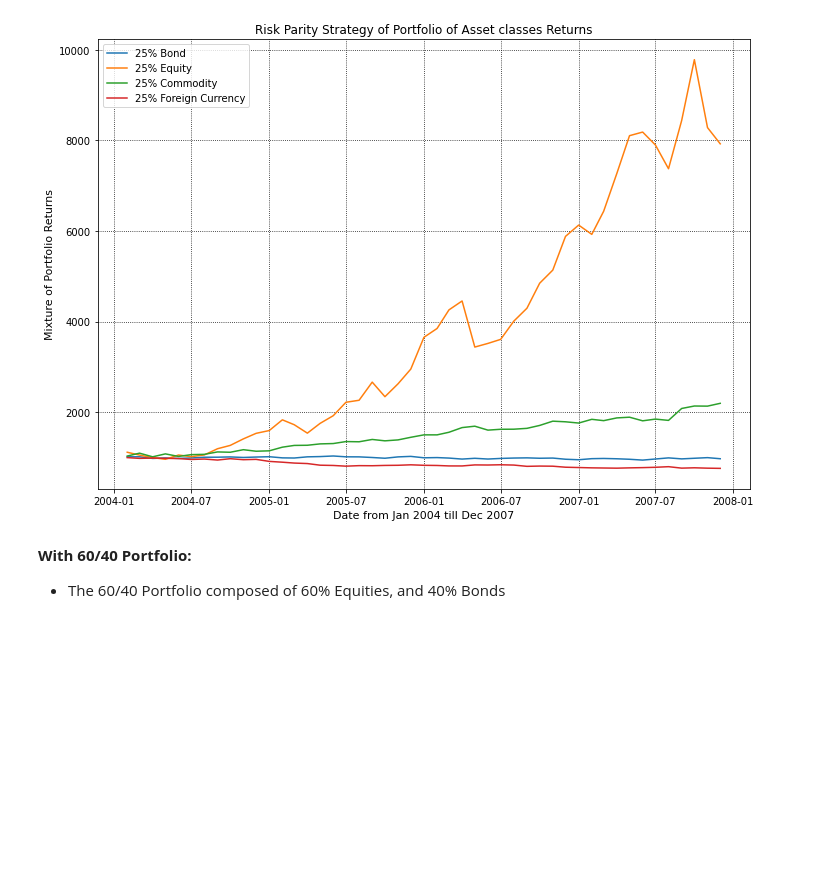
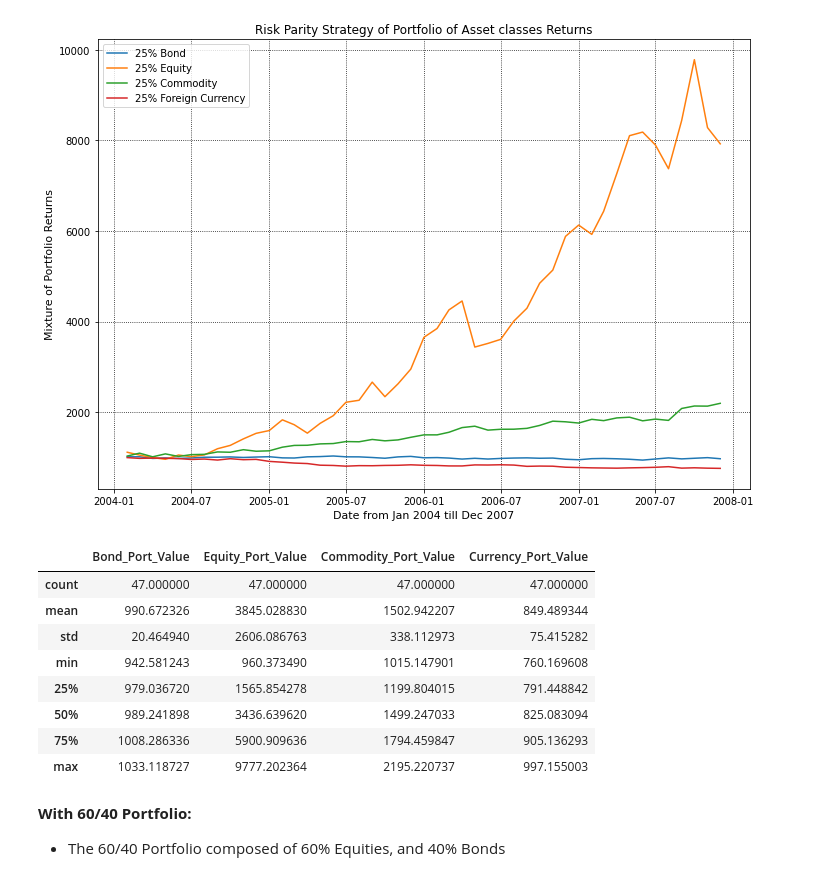
Before and after one commit to sherif603/Parity-Risk-Strategies, a Jupyter notebook: 2021_03_19_RP_2004_2007.ipynb, the cells around one changed output. Cells and saved outputs as stored; diff of their text form; code cells hidden in the pictures; blank space fills up the shorter version.

```diff
--- a/2021_03_19_RP_2004_2007.ipynb
+++ b/2021_03_19_RP_2004_2007.ipynb
@@ -2068,6 +2082,20 @@ plt.grid(True, color='k', linestyle=':')
 plt.legend(loc=2);
 # %% [output]
 [figure]
+# %%
+# Use pandas.DataFrame.describe() method to generate descriptive statistics,such as count, arithmetic mean, standard deviation
+# minimum value, maximum value, and percentile
+Risk_Parity_Strategy_2004_2007[['Bond_Port_Value','Equity_Port_Value','Commodity_Port_Value','Currency_Port_Value']].describe()
+# %% [output]
+|  | Bond_Port_Value | Equity_Port_Value | Commodity_Port_Value | Currency_Port_Value |
+| count | 47.000000 | 47.000000 | 47.000000 | 47.000000 |
+| mean | 990.672326 | 3845.028830 | 1502.942207 | 849.489344 |
+| std | 20.464940 | 2606.086763 | 338.112973 | 75.415282 |
+| min | 942.581243 | 960.373490 | 1015.147901 | 760.169608 |
+| 25% | 979.036720 | 1565.854278 | 1199.804015 | 791.448842 |
+| 50% | 989.241898 | 3436.639620 | 1499.247033 | 825.083094 |
+| 75% | 1008.286336 | 5900.909636 | 1794.459847 | 905.136293 |
+| max | 1033.118727 | 9777.202364 | 2195.220737 | 997.155003 |
 # %% [markdown]
 **With 60/40 Portfolio:**
 
```
Also changed, not shown: parts of 14 cells of this notebook.
